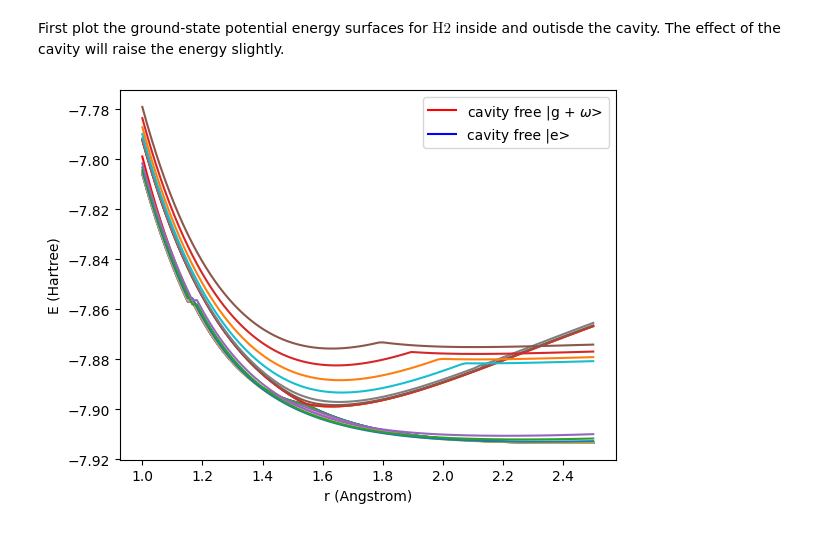
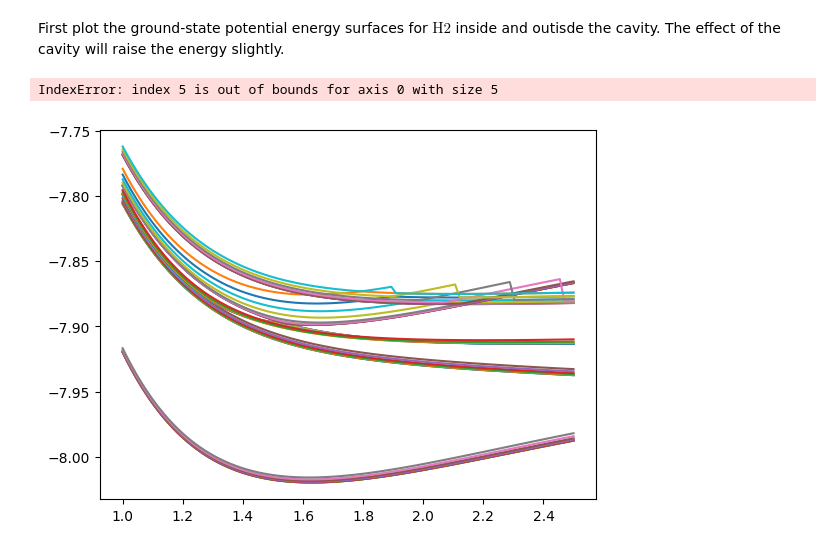
Before and after one commit to FoleyLab/SCQED-PCQED, a Jupyter notebook: src/QED-FCI_LiH_HR.ipynb, the cells around one changed output. Saved outputs shown, nothing was run; the diff lists cells and outputs as text; code cells hidden in the pictures.

```diff
--- a/src/QED-FCI_LiH_HR.ipynb
+++ b/src/QED-FCI_LiH_HR.ipynb
@@ -231,24 +231,35 @@ First plot the ground-state potential energy surfaces for $ \text{H2} $ inside a
 # %%
 fci_S0_omega = np.zeros((1, N_R))
 for i in range(N_R):
     fci_S0_omega[0,i] = S0_array[i] + 0.12086
 fci_S0_plusw = np.ndarray.flatten(fci_S0_omega)
 
 plt.plot(r_data, fci_S0_plusw, 'r-', label='cavity free |g + $\omega$>')
 plt.plot(r_data, S1_array, 'b-', label='cavity free |e>')
+
 for i in range(8):
-    plt.plot(r_data, LP_arrays[i,:])
-    plt.plot(r_data, UP_arrays[i,:])
+    plt.plot(r_data, cavity_E_array_0_00[i,:])
+    plt.plot(r_data, cavity_E_array_0_001[i,:])
+    plt.plot(r_data, cavity_E_array_0_005[i,:])
+    plt.plot(r_data, cavity_E_array_0_01[i,:])
+    plt.plot(r_data, cavity_E_array_0_02[i,:])
+    plt.plot(r_data, cavity_E_array_0_03[i,:])
+    plt.plot(r_data, cavity_E_array_0_04[i,:])
+    plt.plot(r_data, cavity_E_array_0_05[i,:])
+#for i in range(8):
+ #   plt.plot(r_data, LP_arrays[i,:])
+  #  plt.plot(r_data, UP_arrays[i,:])
 plt.xlabel('r (Angstrom)')
 plt.ylabel('E (Hartree)')
 
 
 #plt.xlim(1.3, 1.75)
 #plt.ylim(-7.91, -7.85)
 plt.legend()
 plt.show()
 # %% [output]
+IndexError: index 5 is out of bounds for axis 0 with size 5
-[figure, old version]
+[figure, new version]
 # %%
 #pd.DataFrame(matrix).to_clipboard()
 
```
Also changed, not shown: parts of 1 cell of this notebook, 6 other files.
